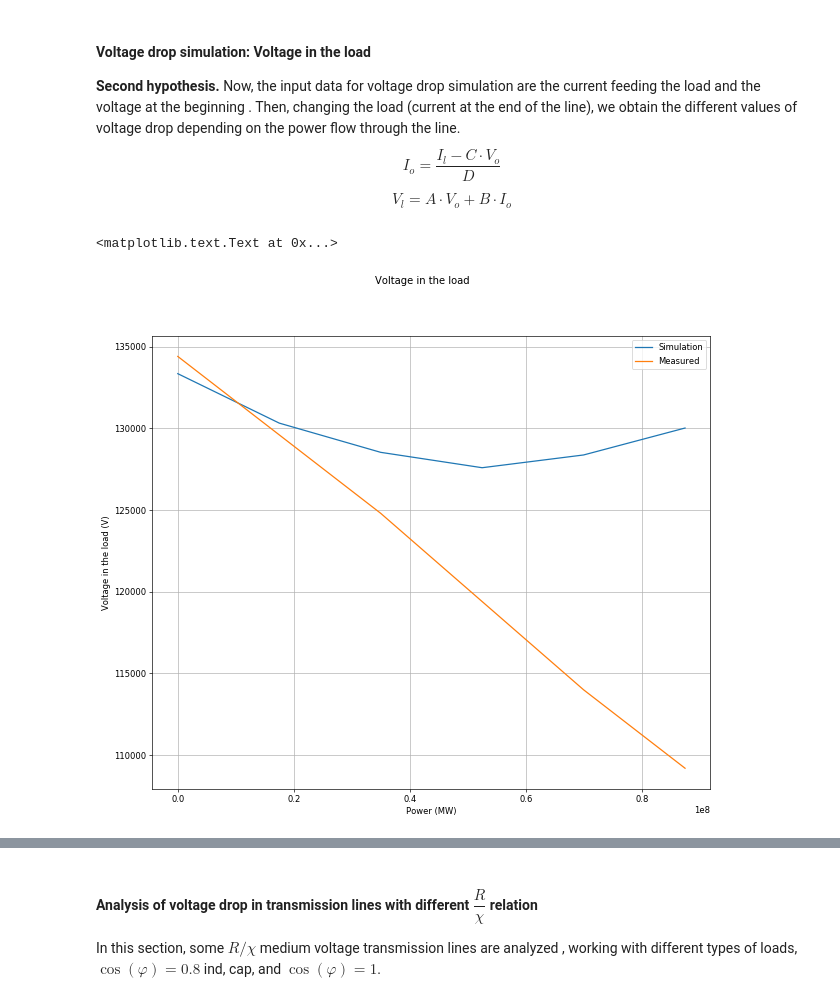
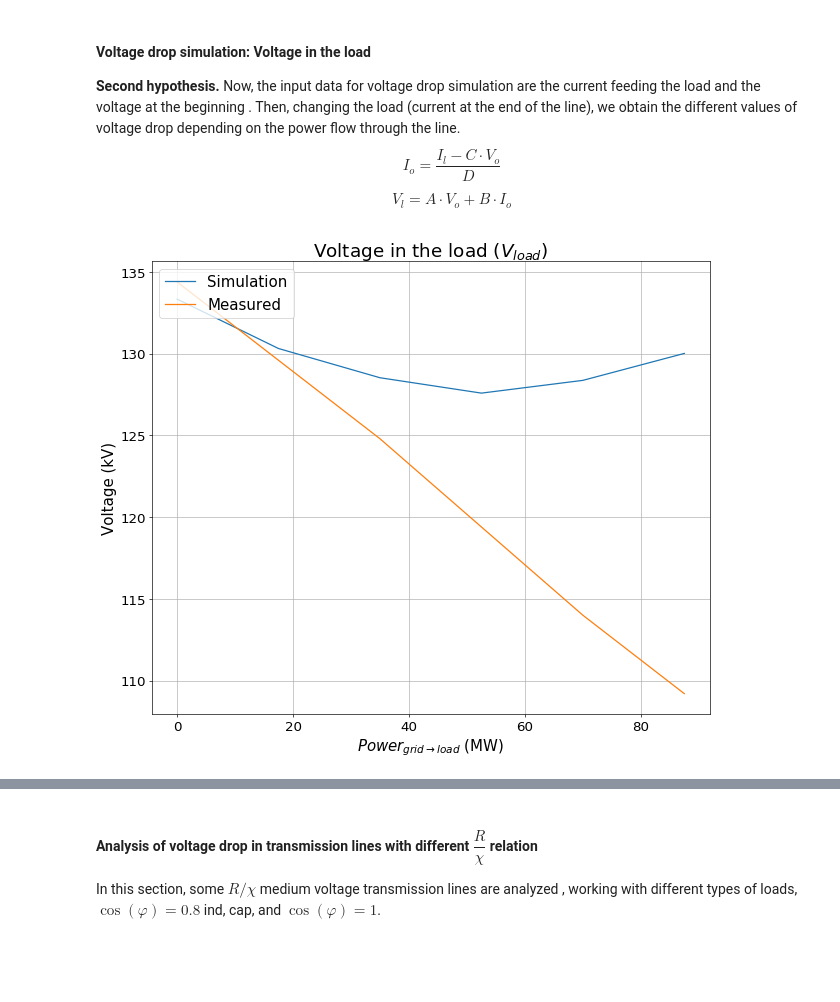
Before and after one commit to ElectricICAI/The-Challenge-of-Future-Energy-Systems, a Jupyter notebook: presentation.ipynb, the cells around one changed output, grey strips where cells are left out. Saved outputs shown, nothing was run; the diff lists cells and outputs as text; code cells hidden in the pictures; blank space fills up the shorter version.

```diff
--- a/presentation.ipynb
+++ b/presentation.ipynb
@@ -317,19 +337,25 @@ for i in range(len(V_inicial)):
 # %%
 # Tensión simulada en la carga
 Vl = np.array(Vl)
 Io = np.array(Io)
 
 fig=plt.figure(figsize=(12, 10), dpi= 60, facecolor='w', edgecolor='k')
-plt.plot(Pot,abs(Vl)*np.sqrt(3),label = 'Simulation')
-plt.plot(Pot,V_final*np.sqrt(3),label = 'Measured')
-plt.xlabel('Power (MW)')
-plt.ylabel('Voltage in the load (V)')
-plt.legend(loc = 1)
+plt.plot(Pot*1e-6,abs(Vl)*np.sqrt(3)*1e-3,label = 'Simulation')
+plt.plot(Pot*1e-6,V_final*np.sqrt(3)*1e-3,label = 'Measured')
+
+# Title
+plt.title(r'Voltage in the load ($V_{load}$)',fontsize = 22)
+# Axes labes
+plt.xlabel(r'$Power_{grid\rightarrow load}$ (MW)',fontsize = 18)
+plt.xticks(fontsize = 16)
+plt.ylabel(r'Voltage (kV)',fontsize = 18)
+plt.yticks(fontsize = 16)
+# Legend
+plt.legend(loc = 2,fontsize = 18)
+# Grid
 plt.grid(True)
-plt.suptitle("Voltage in the load")
 # %% [output]
-<matplotlib.text.Text at 0x...>
-[figure, old version]
+[figure, new version]
 # %%
 # Caída de tensión simulada
 deltaV_sim = (abs(V_inicial) - abs(Vl))*np.sqrt(3)
```
Also changed, not shown: parts of 11 cells of this notebook.
